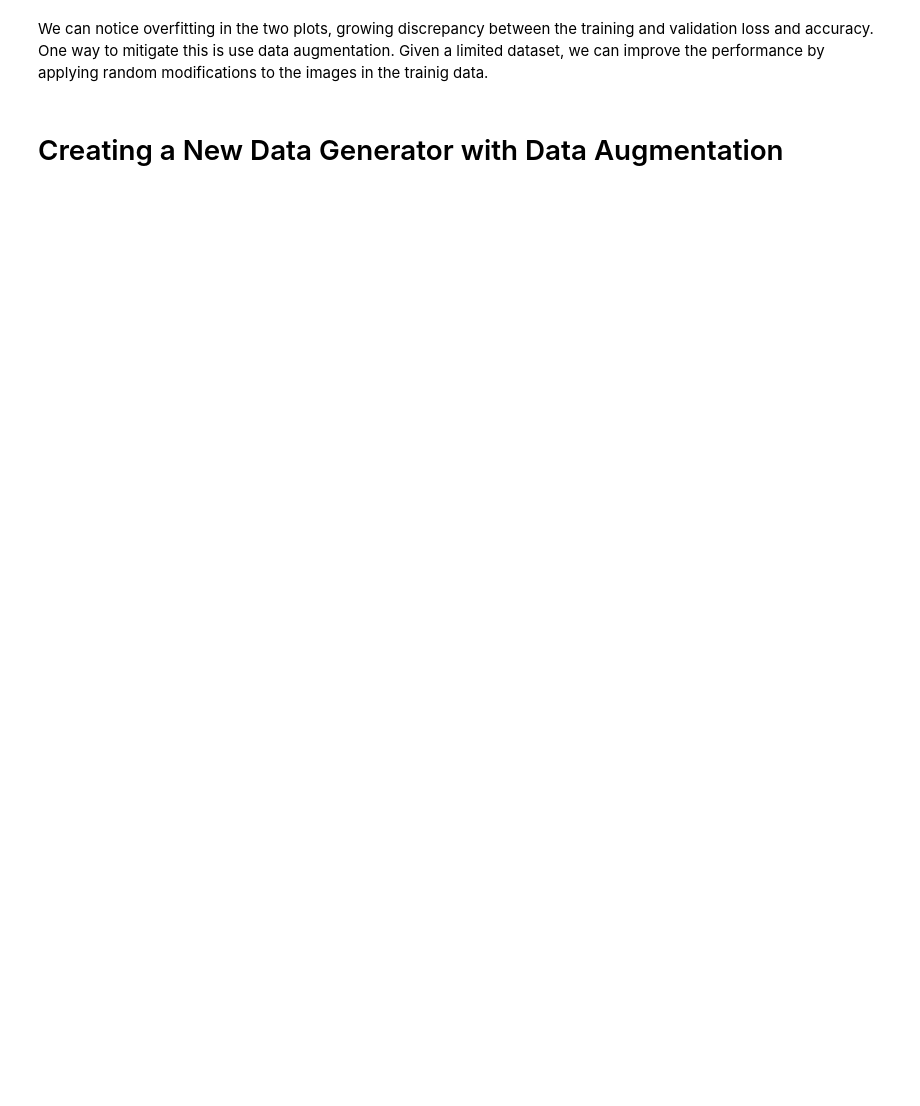
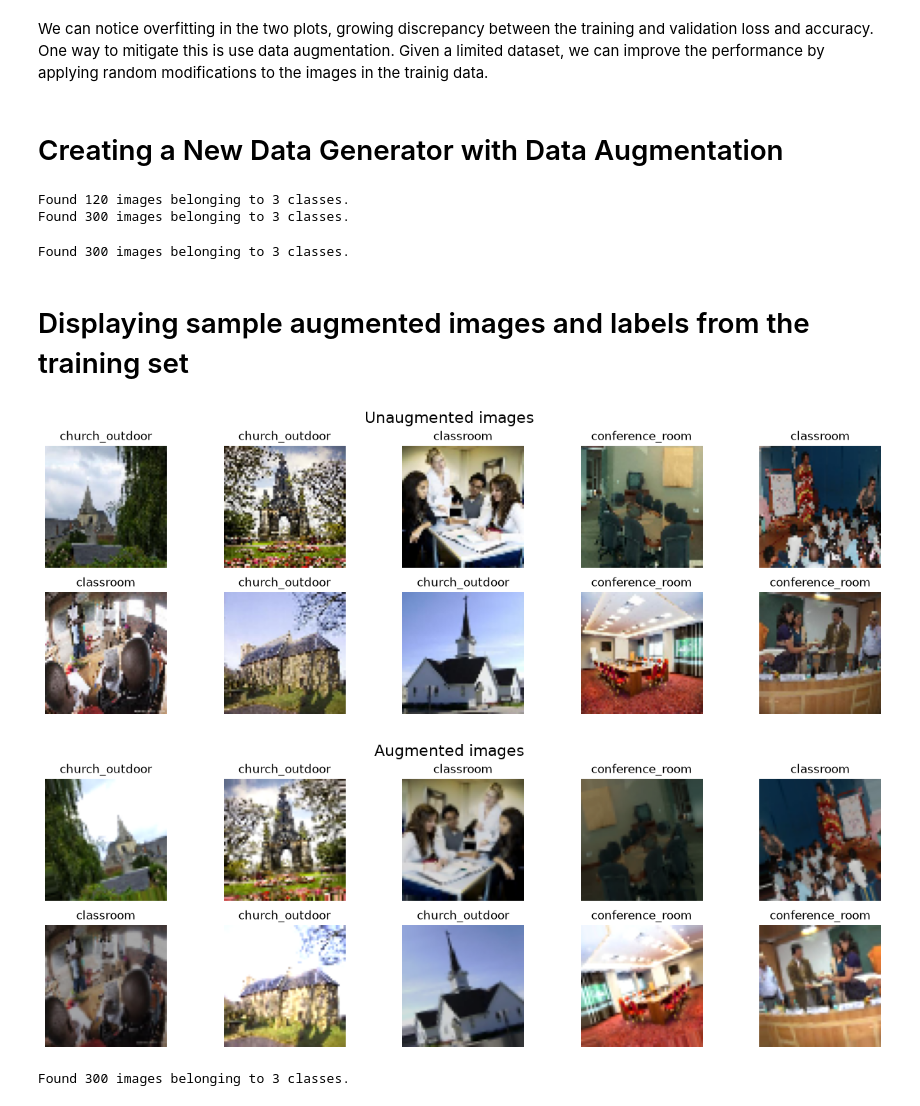
Before and after one commit to ramirezgrosas/tf2-image-data-pipelines-lsun-cifar100, a Jupyter notebook: tf2-image-data-pipelines-lsun-cifar100.ipynb, the cells around one changed output. Cells and saved outputs as stored; diff of their text form; code cells hidden in the pictures; blank space fills up the shorter version.

Commit message:
Training the model with images generated using ImageDataGenerator. Image Augmented

```diff
--- a/tf2-image-data-pipelines-lsun-cifar100.ipynb
+++ b/tf2-image-data-pipelines-lsun-cifar100.ipynb
@@ -203,3 +203,61 @@ plt.show()
 We can notice overfitting in the two plots, growing discrepancy between the training and validation loss and accuracy. One way to mitigate this is use data augmentation. Given a limited dataset, we can improve the performance by applying random modifications to the images in the trainig data.
 # %% [markdown]
 # Creating a New Data Generator with Data Augmentation
+# %%
+
+
+def get_ImageDataGenerator_augmented():
+
+    image_data_generator = ImageDataGenerator(rescale=1./255.,
+                        rotation_range=30,
+                        brightness_range=(0.5,1.5),
+                        horizontal_flip = True)
+
+    return image_data_generator
+# %%
+image_gen_aug = get_ImageDataGenerator_augmented()
+# %%
+
+valid_generator_aug = get_generator(image_gen_aug, valid_dir)
+train_generator_aug = get_generator(image_gen_aug, train_dir, seed=10)
+# %% [output]
+Found 120 images belonging to 3 classes.
+Found 300 images belonging to 3 classes.
+# %%
+
+train_generator = get_generator(image_gen, train_dir, seed=10)
+# %% [output]
+Found 300 images belonging to 3 classes.
+# %% [markdown]
+# Displaying sample augmented images and labels from the training set
+# %%
+batch = next(train_generator)
+batch_images = np.array(batch[0])
+batch_labels = np.array(batch[1])
+
+aug_batch = next(train_generator_aug)
+aug_batch_images = np.array(aug_batch[0])
+aug_batch_labels = np.array(aug_batch[1])
+
+plt.figure(figsize=(16,5))
+plt.suptitle("Unaugmented images", fontsize=16)
+for n, i in enumerate(np.arange(10)):
+    ax = plt.subplot(2, 5, n+1)
+    plt.imshow(batch_images[i])
+    plt.title(lsun_classes[np.where(batch_labels[i] == 1.)[0][0]])
+    plt.axis('off')
+plt.figure(figsize=(16,5))
+plt.suptitle("Augmented images", fontsize=16)
+for n, i in enumerate(np.arange(10)):
+    ax = plt.subplot(2, 5, n+1)
+    plt.imshow(aug_batch_images[i])
+    plt.title(lsun_classes[np.where(aug_batch_labels[i] == 1.)[0][0]])
+    plt.axis('off')
+# %% [output]
+[figure, added]
+[figure, added]
+# %%
+
+train_generator_aug = get_generator(image_gen_aug, train_dir)
+# %% [output]
+Found 300 images belonging to 3 classes.
```
Also changed, not shown: parts of 11 cells of this notebook, 2 other files.
